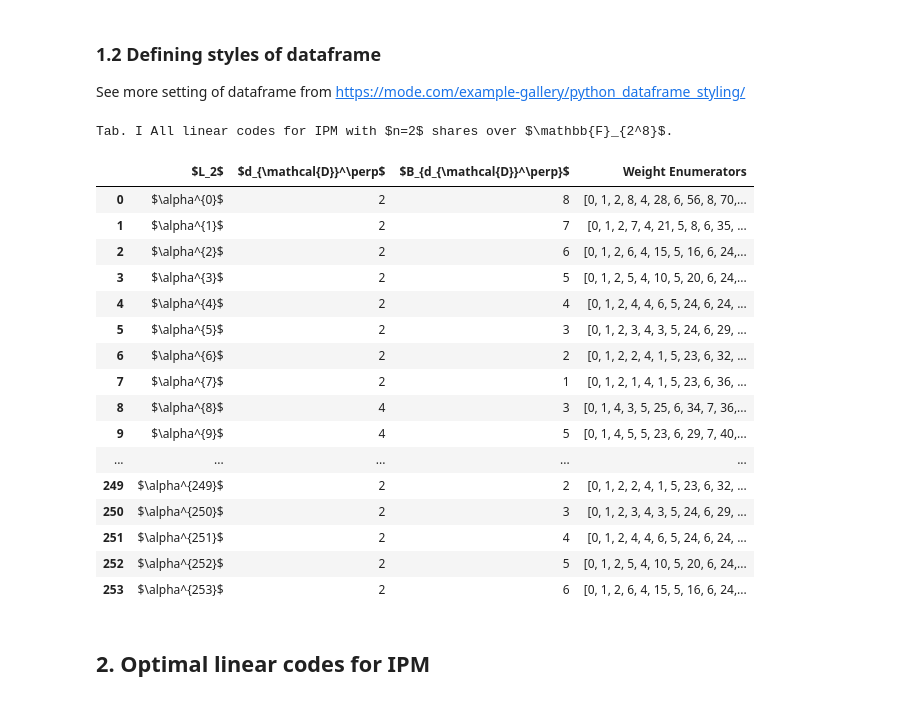
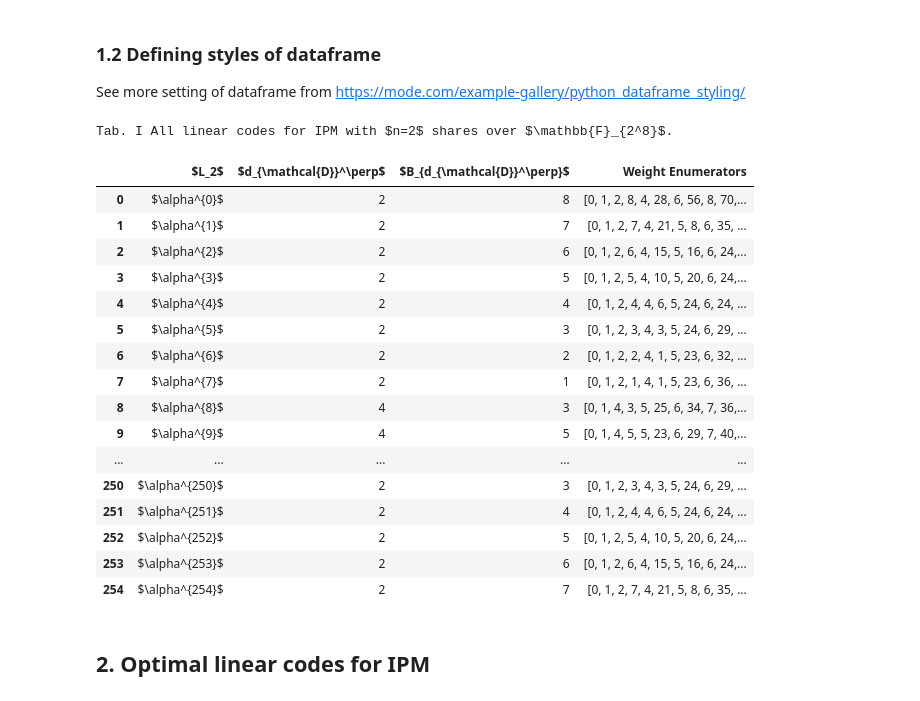
Before and after one commit to Qomo-CHENG/OC-IPM, a Jupyter notebook: ipm_codes_n2k8.ipynb, the cells around one changed output. Drawn from its saved outputs; the diff is of its cells as text; code cells hidden in the pictures.

```diff
--- a/ipm_codes_n2k8.ipynb
+++ b/ipm_codes_n2k8.ipynb
@@ -54,34 +54,35 @@ styles = [dict(selector="th", props=th_props), dict(selector="td", props=td_prop
 cm_1 = sns.light_palette("red", as_cmap=True)
 cm_2 = sns.light_palette("purple", as_cmap=True, reverse=True)
 # %%
-df = pd.DataFrame({'$L_2$': alpha_all[:-2], '$d_{\mathcal{D}}^\perp$': d_all[:-2], '$B_{d_{\mathcal{D}}^\perp}$': B_all[:-2], 'Weight Enumerators': wd[:-2]})
+df = pd.DataFrame({'$L_2$': alpha_all[:-1], '$d_{\mathcal{D}}^\perp$': d_all[:-1], '$B_{d_{\mathcal{D}}^\perp}$': B_all[:-1],
+                   'Weight Enumerators': wd[:-1]})
 
 pd.set_option('display.max_colwidth', 1000)
 pd.set_option('display.width', 800)
 (df.style
     .background_gradient(cmap=cm_1, subset=['$d_{\mathcal{D}}^\perp$','$B_{d_{\mathcal{D}}^\perp}$' ])
     .background_gradient(cmap=cm_2, subset=['$B_{d_{\mathcal{D}}^\perp}$' ])
     .set_caption('Tab. I All linear codes for IPM with $n=2$ shares over $\mathbb{F}_{2^8}$.')
     .set_table_styles(styles))
 # %% [output]
 Tab. I All linear codes for IPM with $n=2$ shares over $\mathbb{F}_{2^8}$.
 |  | $L_2$ | $d_{\mathcal{D}}^\perp$ | $B_{d_{\mathcal{D}}^\perp}$ | Weight Enumerators |
 | 0 | $\alpha^{0}$ | 2 | 8 | [0, 1, 2, 8, 4, 28, 6, 56, 8, 70,... |
 | 1 | $\alpha^{1}$ | 2 | 7 | [0, 1, 2, 7, 4, 21, 5, 8, 6, 35, ... |
 | 2 | $\alpha^{2}$ | 2 | 6 | [0, 1, 2, 6, 4, 15, 5, 16, 6, 24,... |
 | 3 | $\alpha^{3}$ | 2 | 5 | [0, 1, 2, 5, 4, 10, 5, 20, 6, 24,... |
 | 4 | $\alpha^{4}$ | 2 | 4 | [0, 1, 2, 4, 4, 6, 5, 24, 6, 24, ... |
 | 5 | $\alpha^{5}$ | 2 | 3 | [0, 1, 2, 3, 4, 3, 5, 24, 6, 29, ... |
 | 6 | $\alpha^{6}$ | 2 | 2 | [0, 1, 2, 2, 4, 1, 5, 23, 6, 32, ... |
 | 7 | $\alpha^{7}$ | 2 | 1 | [0, 1, 2, 1, 4, 1, 5, 23, 6, 36, ... |
 | 8 | $\alpha^{8}$ | 4 | 3 | [0, 1, 4, 3, 5, 25, 6, 34, 7, 36,... |
 | 9 | $\alpha^{9}$ | 4 | 5 | [0, 1, 4, 5, 5, 23, 6, 29, 7, 40,... |
 | ... | ... | ... | ... | ... |
-| 249 | $\alpha^{249}$ | 2 | 2 | [0, 1, 2, 2, 4, 1, 5, 23, 6, 32, ... |
 | 250 | $\alpha^{250}$ | 2 | 3 | [0, 1, 2, 3, 4, 3, 5, 24, 6, 29, ... |
 | 251 | $\alpha^{251}$ | 2 | 4 | [0, 1, 2, 4, 4, 6, 5, 24, 6, 24, ... |
 | 252 | $\alpha^{252}$ | 2 | 5 | [0, 1, 2, 5, 4, 10, 5, 20, 6, 24,... |
 | 253 | $\alpha^{253}$ | 2 | 6 | [0, 1, 2, 6, 4, 15, 5, 16, 6, 24,... |
+| 254 | $\alpha^{254}$ | 2 | 7 | [0, 1, 2, 7, 4, 21, 5, 8, 6, 35, ... |
 # %% [markdown]
 ## 2. Optimal linear codes for IPM
 # %% [markdown]
```
Also changed, not shown: parts of 5 cells of this notebook.
